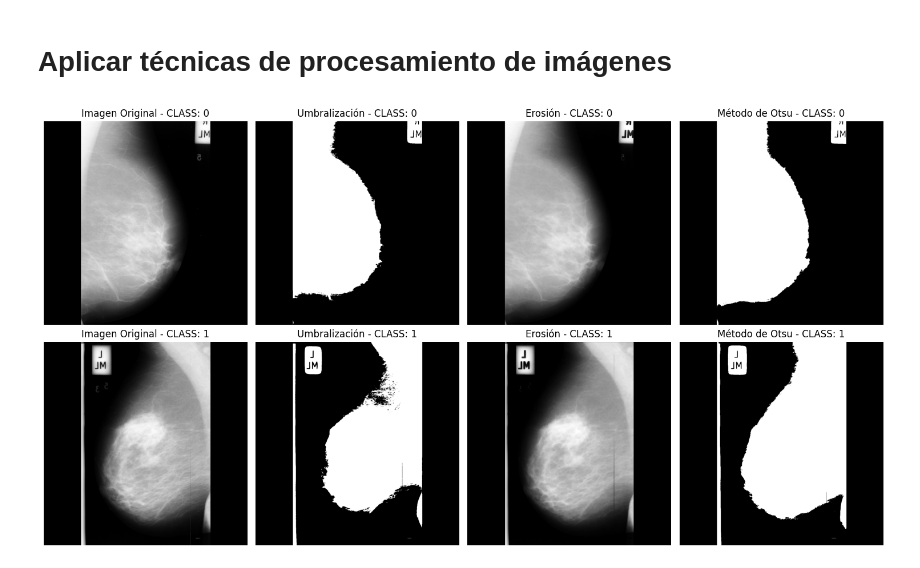
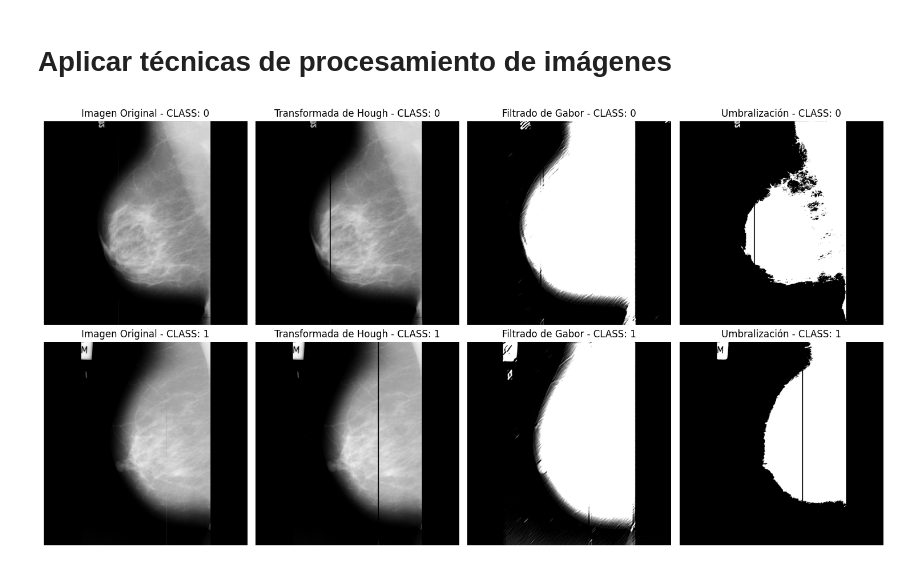
Before and after one commit to jsebastianquiroga/IMAGE_VIDEO_PROCESSING_PUJ, a Jupyter notebook: proyecto/proyecto_garcia_quiroga.ipynb, the cells around one changed output. Saved outputs shown, nothing was run; the diff lists cells and outputs as text; code cells hidden in the pictures.

```diff
--- a/proyecto/proyecto_garcia_quiroga.ipynb
+++ b/proyecto/proyecto_garcia_quiroga.ipynb
@@ -169,6 +169,9 @@ plt.show()
 # Aplicar técnicas de procesamiento de imágenes
 # %%
 import shutil
+import cv2
+import numpy as np
+import matplotlib.pyplot as plt
 
 # Crear la carpeta "muestreo" si no existe
 if not os.path.exists('./muestreo'):
@@ -184,42 +187,58 @@ copy_to_drive("19sU2JfSIY5OZVyJyRqFvLZAaS0um5R4f", "./muestreo")
 # Seleccionar al azar una imagen con CLASS = 0
 random_image_0_refnum = df[df['CLASS'] == 0].sample(1)['REFNUM'].iloc[0]
 random_image_path_0 = os.path.join('all-mias', f"{random_image_0_refnum}.pgm")
 image_0 = cv2.imread(random_image_path_0, cv2.IMREAD_GRAYSCALE)
 
 # Seleccionar al azar una imagen con CLASS = 1
 random_image_1_refnum = df[df['CLASS'] == 1].sample(1)['REFNUM'].iloc[0]
 random_image_path_1 = os.path.join('all-mias', f"{random_image_1_refnum}.pgm")
 image_1 = cv2.imread(random_image_path_1, cv2.IMREAD_GRAYSCALE)
 
 # Mostrar las imágenes en una grilla
 fig, ax = plt.subplots(2, 4, figsize=(15, 8))
 
-# Función para procesar y mostrar las imágenes
 def process_and_show(ax_row, image, class_label):
+
+    # La iamgén original para comparación
     ax_row[0].imshow(image, cmap='gray')
     ax_row[0].set_title(f'Imagen Original - CLASS: {class_label}')
     ax_row[0].axis('off')
 
-    _, thresh = cv2.threshold(image, 127, 255, cv2.THRESH_BINARY)
-    ax_row[1].imshow(thresh, cmap='gray')
-    ax_row[1].set_title(f'Umbralización - CLASS: {class_label}')
+    # Transformada de Hough (solo mostraremos los bordes detectados aquí)
+    edges = cv2.Canny(image, 50, 150)
+    lines = cv2.HoughLines(edges, 1, np.pi/180, 200)
+    if lines is not None:
+        for rho,theta in lines[:,0]:
+            a = np.cos(theta)
+            b = np.sin(theta)
+            x0 = a * rho
+            y0 = b * rho
+            x1 = int(x0 + 1000 * (-b))
+            y1 = int(y0 + 1000 * (a))
+            x2 = int(x0 - 1000 * (-b))
+            y2 = int(y0 - 1000 * (a))
+            cv2.line(image, (x1, y1), (x2, y2), (0, 0, 255), 2)
+    ax_row[1].imshow(image, cmap='gray')
+    ax_row[1].set_title(f'Transformada de Hough - CLASS: {class_label}')
     ax_row[1].axis('off')
 
-    kernel = cv2.getStructuringElement(cv2.MORPH_RECT, (5,5))
-    eroded = cv2.erode(image, kernel, iterations=1)
-    ax_row[2].imshow(eroded, cmap='gray')
-    ax_row[2].set_title(f'Erosión - CLASS: {class_label}')
+    # Filtrado de Gabor
+    gabor_filter = cv2.getGaborKernel((21, 21), 5.0, np.pi/4, 10.0, 0.5, 0, ktype=cv2.CV_32F)
+    gabor_image = cv2.filter2D(image, cv2.CV_8UC3, gabor_filter)
+    ax_row[2].imshow(gabor_image, cmap='gray')
+    ax_row[2].set_title(f'Filtrado de Gabor - CLASS: {class_label}')
     ax_row[2].axis('off')
 
-    _, otsu = cv2.threshold(image, 0, 255, cv2.THRESH_BINARY + cv2.THRESH_OTSU)
-    ax_row[3].imshow(otsu, cmap='gray')
-    ax_row[3].set_title(f'Método de Otsu - CLASS: {class_label}')
+    # Segmentación basada en umbralización
+    _, thresh = cv2.threshold(image, 127, 255, cv2.THRESH_BINARY)
+    ax_row[3].imshow(thresh, cmap='gray')
+    ax_row[3].set_title(f'Umbralización - CLASS: {class_label}')
     ax_row[3].axis('off')
 
 process_and_show(ax[0], image_0, 0)
 process_and_show(ax[1], image_1, 1)
 
 plt.tight_layout()
 plt.show()
 # %% [output]
-[figure, old version]
+[figure, new version]
```
Also changed, not shown: parts of 3 cells of this notebook.
